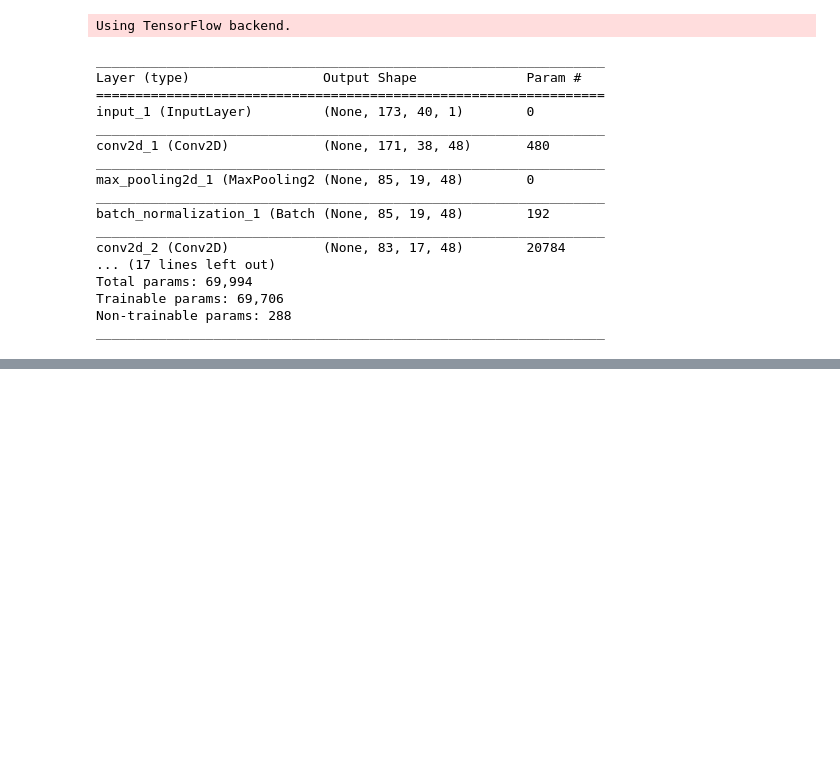
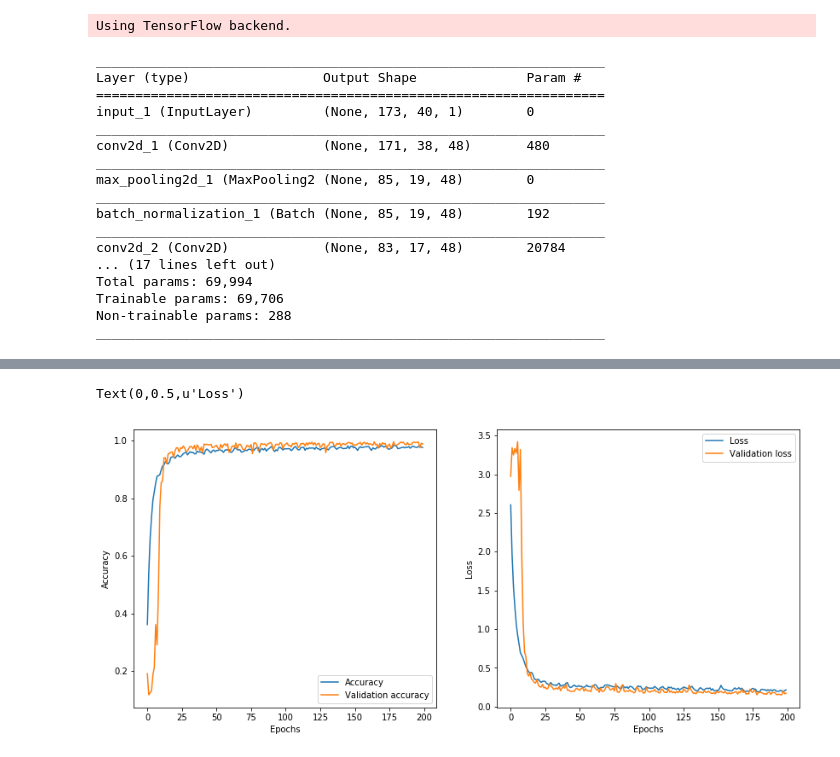
Before and after one commit to iwonasob/DLGdansk, a Jupyter notebook: Training CNN.ipynb, the cells around one changed output, grey strips where cells are left out. Drawn from its saved outputs; the diff is of its cells as text; code cells hidden in the pictures; blank space fills up the shorter version.

```diff
--- a/Training CNN.ipynb
+++ b/Training CNN.ipynb
@@ -179,3 +190,20 @@ Epoch 00068: early stopping
+# %%
+plt.subplot(1,2,1)
+plt.plot(history.history['acc'], label='Accuracy')
+plt.plot(history.history['val_acc'], label='Validation accuracy')
+plt.legend()
+plt.xlabel('Epochs')
+plt.ylabel('Accuracy')
+
+plt.subplot(1,2,2)
+plt.plot(history.history['loss'], label='Loss')
+plt.plot(history.history['val_loss'], label='Validation loss')
+plt.legend()
+plt.xlabel('Epochs')
+plt.ylabel('Loss')
+# %% [output]
+Text(0,0.5,u'Loss')
+[figure, added]
 # %%
 prediction = m.predict(X_test, batch_size=130, verbose=1)
 y_predict=np.array([ np.argmax(p) for p in prediction])
```
Also changed, not shown: parts of 10 cells of this notebook, 6 other files.
